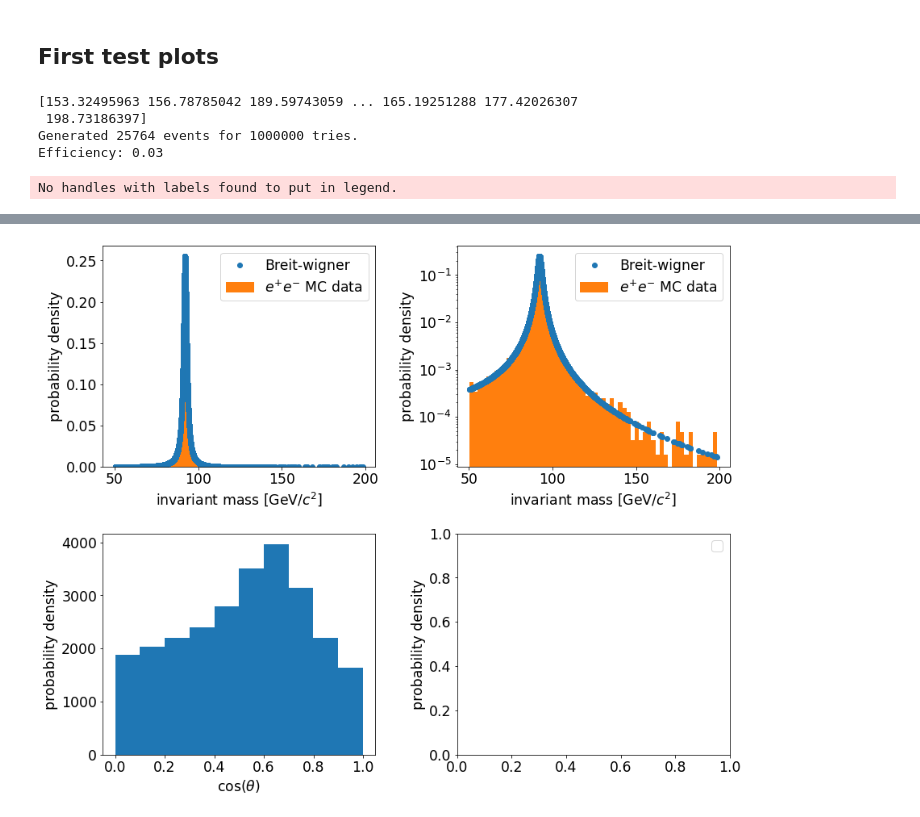
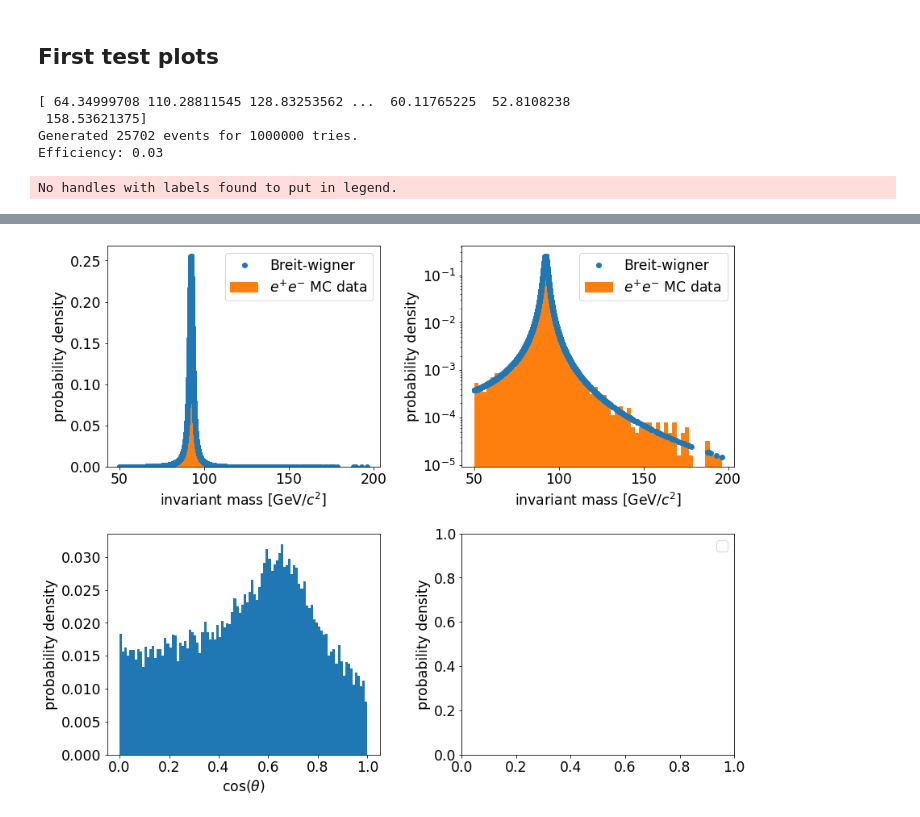
Before and after one commit to draczew23/MPPE_homeworks, a Jupyter notebook: hom1.ipynb, the cells around one changed output, grey strips where cells are left out. Saved outputs shown, nothing was run; the diff lists cells and outputs as text; code cells hidden in the pictures.

Commit message:
Probability distribution of cosine theta done

```diff
--- a/hom1.ipynb
+++ b/hom1.ipynb
@@ -142,8 +151,6 @@ nPoints = 1000000
 p4_electron, p4_positron = generateEvents(nPoints)
 m = invMass(p4_electron + p4_positron)
 print("Generated {} events for {} tries. \nEfficiency: {:3.2f}".format(m.shape[0], nPoints, float(m.shape[0])/nPoints))
-
-invMasspdf = pdf_invMass(m, m_Z, gamma_Z)
 
 fig, axes = plt.subplots(2,2, figsize=(12, 12))
 axes[0,0].plot(m, BreitWigner(m, m_Z, gamma_Z), "o",label="Breit-wigner");
@@ -164,7 +171,13 @@ pL = p4_electron[:,3]
 p = np.sqrt(p4_electron[:, 1] ** 2 + p4_electron[:, 2] ** 2 + p4_electron[:, 3] ** 2)
 
 cosTheta = pL/p
-axes[1,0].hist(cosTheta, label="electrons");
+
+# Here I create probability distribution of cosTheta
+(counts, bins) = numpy.histogram(cosTheta, bins=100)
+sumcos = np.sum(cosTheta)
+normalizaiton = 1 / sumcos
+
+axes[1,0].hist(bins[:-1], bins, weights=normalizaiton*counts, label="electrons");
 axes[1,0].set_xlabel(r"$\cos(\theta)$")
 axes[1,0].set_ylabel("probability density")
 
@@ -178,8 +191,8 @@ axes[1,1].legend(loc="upper right");
 
 plt.subplots_adjust(bottom=0.15, left=0.05, right=0.95, wspace=0.3, hspace=0.3)
 # %% [output]
-[153.32495963 156.78785042 189.59743059 ... 165.19251288 177.42026307
- 198.73186397]
-Generated 25764 events for 1000000 tries.
+[ 64.34999708 110.28811545 128.83253562 ...  60.11765225  52.8108238
+ 158.53621375]
+Generated 25702 events for 1000000 tries.
 Efficiency: 0.03
 No handles with labels found to put in legend.
@@ -188 +201 @@ Wall time: 226 ms
-[figure, old version]
+[figure, new version]
```
Also changed, not shown: parts of 5 cells of this notebook.
